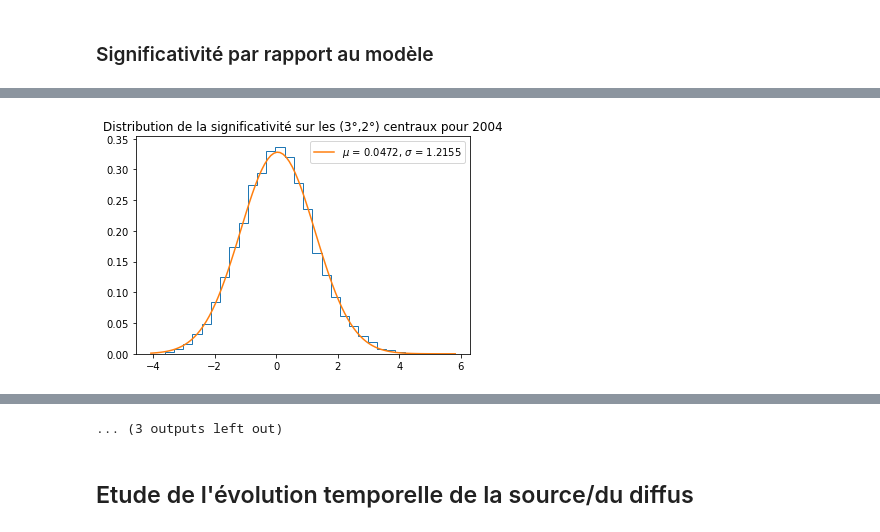
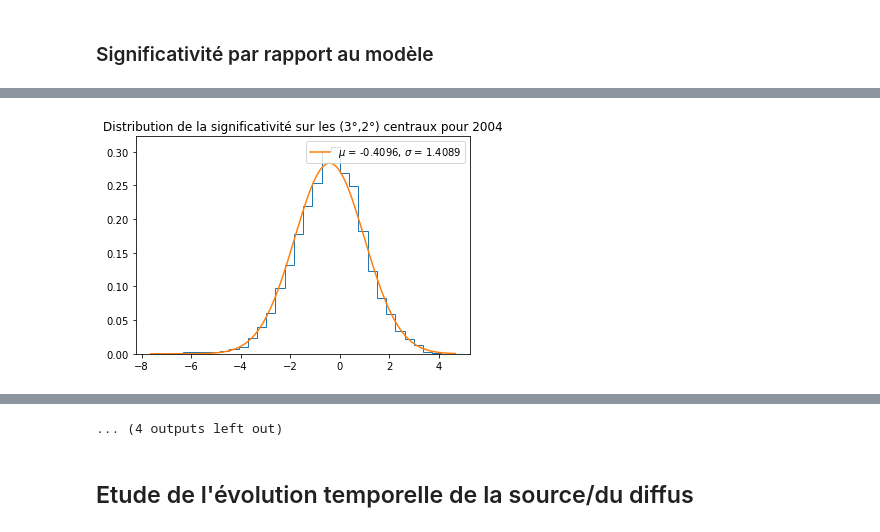
Before and after one commit to SamZouari/hess, a Jupyter notebook: notebooks0.15/analyse3D/evolution_3compin1_diffuse.ipynb, the cells around one changed output, grey strips where cells are left out. Cells and saved outputs as stored; diff of their text form; code cells hidden in the pictures.

```diff
--- a/notebooks0.15/analyse3D/evolution_3compin1_diffuse.ipynb
+++ b/notebooks0.15/analyse3D/evolution_3compin1_diffuse.ipynb
@@ -393,7 +400,7 @@ Table length=17
 # %%
 from pathlib import Path
 
-path = Path("../../../hess_results/ash_04-19/DE_3compin1_108arcm_avec_signi_24juil")
+path = Path("../../../hess_results/hap-hd_90arcmin_zen40")
 path.mkdir(exist_ok=True)
 # %%
 pathm = Path(path / "models")
@@ -416,7 +423,7 @@ region = CircleSkyRegion(
 pathr = Path(path/"residuals")
 pathr.mkdir(exist_ok=True)
 
-for year in range(2004,2017):
+for year in range(2004,2018):
     mapdataset_dict[year].plot_residuals(
         region=region, method="diff/sqrt(model)", vmin=-1.0, vmax=1.0
         )
@@ -468,7 +475,7 @@ kernel = Tophat2DKernel(5) # il faut élargir la région où l'on compte les cou
 
 lima_significances = dict()
 
-for year in range(2004,2017):
+for year in range(2004,2018):
     plt.figure()
     counts = mapdataset_dict[year].counts.sum_over_axes()
     bkg = mapdataset_dict[year].background_model.evaluate().sum_over_axes()
@@ -513,13 +520,13 @@ kernel = Tophat2DKernel(5) # il faut élargir la région où l'on compte les cou
 
 lima_significances = dict()
 
-for year in range(2004,2017):
+for year in range(2004,2018):
     plt.figure(figsize=(6,6))
     counts = mapdataset_dict[year].counts.sum_over_axes()
     mod = mapdataset_dict[year].npred().sum_over_axes()
     lima_significances[year] = compute_lima_image(counts, mod, kernel)
 
-    lima_significances[year]['significance'].plot()
+    lima_significances[year]['significance'].plot(add_cbar=True)
     name = "significance_"+str(year)+".pdf"
     plt.title("Carte de la significativité (données v. prédictions) pour "+str(year))
     plt.savefig(paths/name, overwrite=True)
@@ -530,7 +537,7 @@ for year in range(2018,2020):
     mod = mapdataset_dict[year].npred().sum_over_axes()
     lima_significances[year] = compute_lima_image(counts, mod, kernel)
 
-    lima_significances[year]['significance'].plot()
+    lima_significances[year]['significance'].plot(add_cbar=True)
     name = "significance_"+str(year)+".pdf"
     plt.title("Carte de la significativité (données v. prédictions) pour "+str(year))
     plt.savefig(paths/name, overwrite=True)
@@ -590,34 +597,34 @@ plt.hist(signidata[mask].flatten(),30, histtype='step', density=True)
 mean,std=norm.fit(signidata[mask])
 xmin, xmax = plt.xlim()
 x = np.linspace(xmin, xmax, 100)
 y = norm.pdf(x, mean, std)
 plt.plot(x, y, label=r'$\mu$ = {0:03.4f}, $\sigma$ = {1:03.4f}'.format(mean,std))
 
 plt.legend(loc=1)
 
-name = "significance_hist"+str(year)+".pdf"
+name = "significance_hist2016.pdf"
 plt.title("Distribution de la significativité sur les (3°,1.5°) centraux pour 2016")
 plt.savefig(pathh/name, overwrite=True)
 
-for year in range(2018,2020):
+for year in range(2017,2020):
     plt.figure()
     signidata = lima_significances[year]['significance'].cutout(position=src_pos, width=(3 * u.deg, 2 * u.deg)).data
 
     # on masque la région en bas à droite
     mask = fit_mask.reduce_over_axes(func=np.logical_or).cutout(position=src_pos, width=(3 * u.deg, 2 * u.deg)).data
 
     plt.hist(signidata[mask].flatten(),30, histtype='step', density=True)
 
-    mean,std=norm.fit(signidata)
+    mean,std=norm.fit(signidata[mask])
     xmin, xmax = plt.xlim()
     x = np.linspace(xmin, xmax, 100)
     y = norm.pdf(x, mean, std)
     plt.plot(x, y, label=r'$\mu$ = {0:03.4f}, $\sigma$ = {1:03.4f}'.format(mean,std))
 
     plt.legend(loc=1)
 
     name = "significance_hist"+str(year)+".pdf"
     plt.title("Distribution de la significativité sur les (3°,2°) centraux pour "+str(year))
     plt.savefig(pathh/name, overwrite=True)
 # %% [output]
-[figure, old version]
+[figure, new version]
@@ -635,4 +642,4 @@ for year in range(2018,2020):
-... (3 outputs left out)
+... (4 outputs left out)
 # %% [markdown]
 ## Etude de l'évolution temporelle de la source/du diffus
 # %%
```
Also changed, not shown: parts of 18 cells of this notebook, 6 other files.
